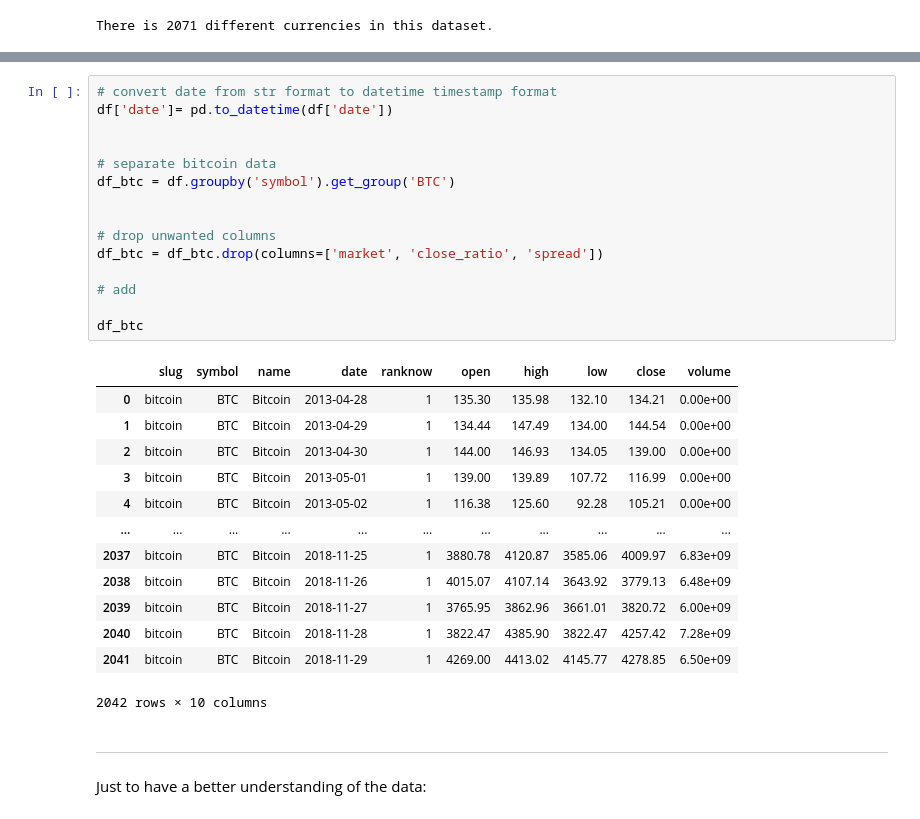
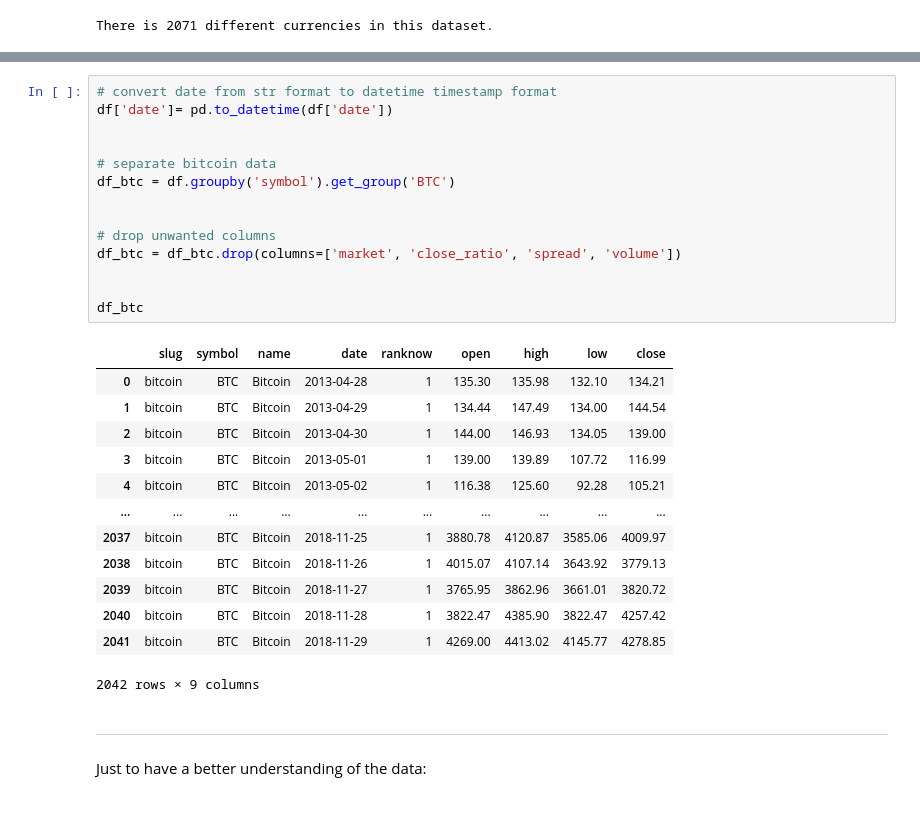
Before and after one commit to ryyeh/dsi-team4-project, a Jupyter notebook: code/Hosein's/deep_learning.ipynb, the cells around one changed output, grey strips where cells are left out. Drawn from its saved outputs; the diff is of its cells as text.

```diff
--- a/code/Hosein's/deep_learning.ipynb
+++ b/code/Hosein's/deep_learning.ipynb
@@ -51,32 +60,31 @@ df.head()
 # %%
 # convert date from str format to datetime timestamp format
 df['date']= pd.to_datetime(df['date'])
 
 
 # separate bitcoin data
 df_btc = df.groupby('symbol').get_group('BTC')
 
 
 # drop unwanted columns
-df_btc = df_btc.drop(columns=['market', 'close_ratio', 'spread'])
+df_btc = df_btc.drop(columns=['market', 'close_ratio', 'spread', 'volume'])
 
-# add
 
 df_btc
 # %% [output]
-|  | slug | symbol | name | date | ranknow | open | high | low | close | volume |
-| 0 | bitcoin | BTC | Bitcoin | 2013-04-28 | 1 | 135.30 | 135.98 | 132.10 | 134.21 | 0.00e+00 |
-| 1 | bitcoin | BTC | Bitcoin | 2013-04-29 | 1 | 134.44 | 147.49 | 134.00 | 144.54 | 0.00e+00 |
-| 2 | bitcoin | BTC | Bitcoin | 2013-04-30 | 1 | 144.00 | 146.93 | 134.05 | 139.00 | 0.00e+00 |
-| 3 | bitcoin | BTC | Bitcoin | 2013-05-01 | 1 | 139.00 | 139.89 | 107.72 | 116.99 | 0.00e+00 |
-| 4 | bitcoin | BTC | Bitcoin | 2013-05-02 | 1 | 116.38 | 125.60 | 92.28 | 105.21 | 0.00e+00 |
-| ... | ... | ... | ... | ... | ... | ... | ... | ... | ... | ... |
-| 2037 | bitcoin | BTC | Bitcoin | 2018-11-25 | 1 | 3880.78 | 4120.87 | 3585.06 | 4009.97 | 6.83e+09 |
-| 2038 | bitcoin | BTC | Bitcoin | 2018-11-26 | 1 | 4015.07 | 4107.14 | 3643.92 | 3779.13 | 6.48e+09 |
-| 2039 | bitcoin | BTC | Bitcoin | 2018-11-27 | 1 | 3765.95 | 3862.96 | 3661.01 | 3820.72 | 6.00e+09 |
-| 2040 | bitcoin | BTC | Bitcoin | 2018-11-28 | 1 | 3822.47 | 4385.90 | 3822.47 | 4257.42 | 7.28e+09 |
-| 2041 | bitcoin | BTC | Bitcoin | 2018-11-29 | 1 | 4269.00 | 4413.02 | 4145.77 | 4278.85 | 6.50e+09 |
+|  | slug | symbol | name | date | ranknow | open | high | low | close |
+| 0 | bitcoin | BTC | Bitcoin | 2013-04-28 | 1 | 135.30 | 135.98 | 132.10 | 134.21 |
+| 1 | bitcoin | BTC | Bitcoin | 2013-04-29 | 1 | 134.44 | 147.49 | 134.00 | 144.54 |
+| 2 | bitcoin | BTC | Bitcoin | 2013-04-30 | 1 | 144.00 | 146.93 | 134.05 | 139.00 |
+| 3 | bitcoin | BTC | Bitcoin | 2013-05-01 | 1 | 139.00 | 139.89 | 107.72 | 116.99 |
+| 4 | bitcoin | BTC | Bitcoin | 2013-05-02 | 1 | 116.38 | 125.60 | 92.28 | 105.21 |
+| ... | ... | ... | ... | ... | ... | ... | ... | ... | ... |
+| 2037 | bitcoin | BTC | Bitcoin | 2018-11-25 | 1 | 3880.78 | 4120.87 | 3585.06 | 4009.97 |
+| 2038 | bitcoin | BTC | Bitcoin | 2018-11-26 | 1 | 4015.07 | 4107.14 | 3643.92 | 3779.13 |
+| 2039 | bitcoin | BTC | Bitcoin | 2018-11-27 | 1 | 3765.95 | 3862.96 | 3661.01 | 3820.72 |
+| 2040 | bitcoin | BTC | Bitcoin | 2018-11-28 | 1 | 3822.47 | 4385.90 | 3822.47 | 4257.42 |
+| 2041 | bitcoin | BTC | Bitcoin | 2018-11-29 | 1 | 4269.00 | 4413.02 | 4145.77 | 4278.85 |
-2042 rows × 10 columns
+2042 rows × 9 columns
 # %% [markdown]
 ---
 Just to have a better understanding of the data:
```
Also changed, not shown: parts of 16 cells of this notebook.
